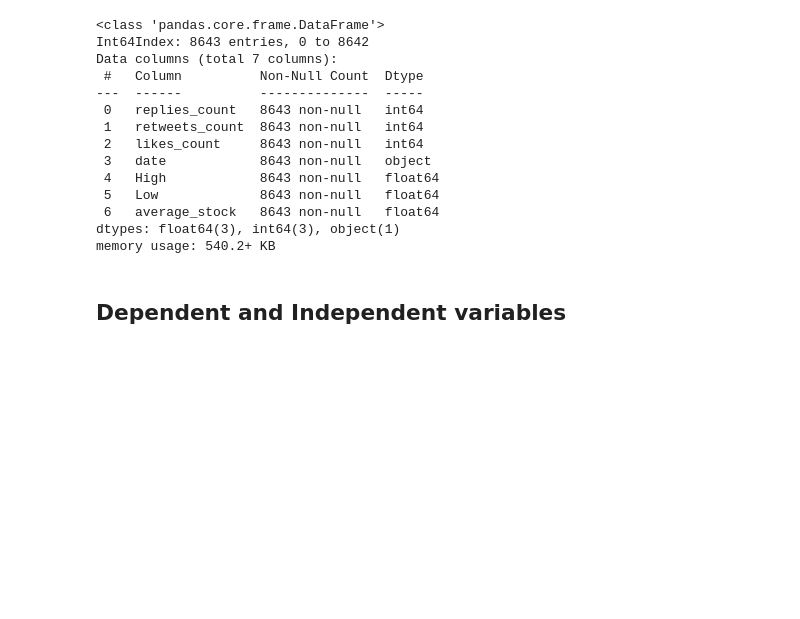
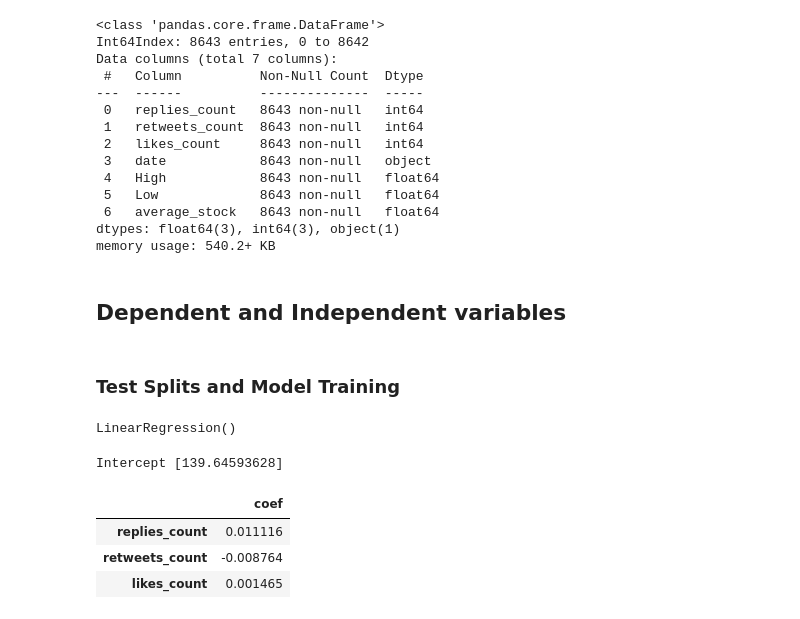
Before and after one commit to epicYellow/ElonMusk-TeslaPrediction, a Jupyter notebook: ElonMusk_TeslaStock_InteractionPrediction.ipynb, the cells around one changed output. Saved outputs shown, nothing was run; the diff lists cells and outputs as text; code cells hidden in the pictures; blank space fills up the shorter version.

```diff
--- a/ElonMusk_TeslaStock_InteractionPrediction.ipynb
+++ b/ElonMusk_TeslaStock_InteractionPrediction.ipynb
@@ -133,0 +149,20 @@ x = DataFrame(data_merged, columns=['replies_count', 'retweets_count', 'likes_co
+# %% [markdown]
+### Test Splits and Model Training
+# %%
+x_train, x_test, y_train, y_test = train_test_split(x, y, test_size=0.2,
+                                                    random_state=24)
+
+regr = LinearRegression()
+regr.fit(x_train, y_train)
+# %% [output]
+LinearRegression()
+# %%
+print("Intercept", regr.intercept_)
+coef_data = regr.coef_.reshape(-1, 1)
+pd.DataFrame(data=coef_data, index=x_train.columns, columns=['coef'])
+# %% [output]
+Intercept [139.64593628]
+|  | coef |
+| replies_count | 0.011116 |
+| retweets_count | -0.008764 |
+| likes_count | 0.001465 |
```
Also changed, not shown: parts of 18 cells of this notebook, 1 other file.
